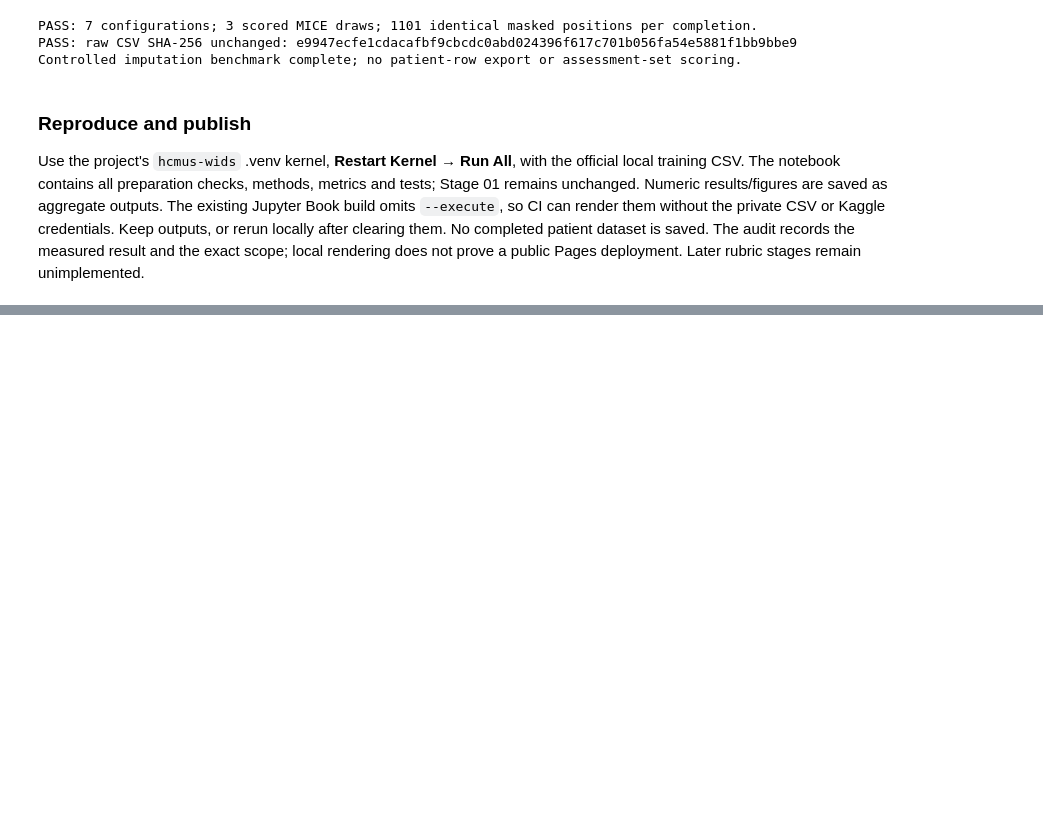
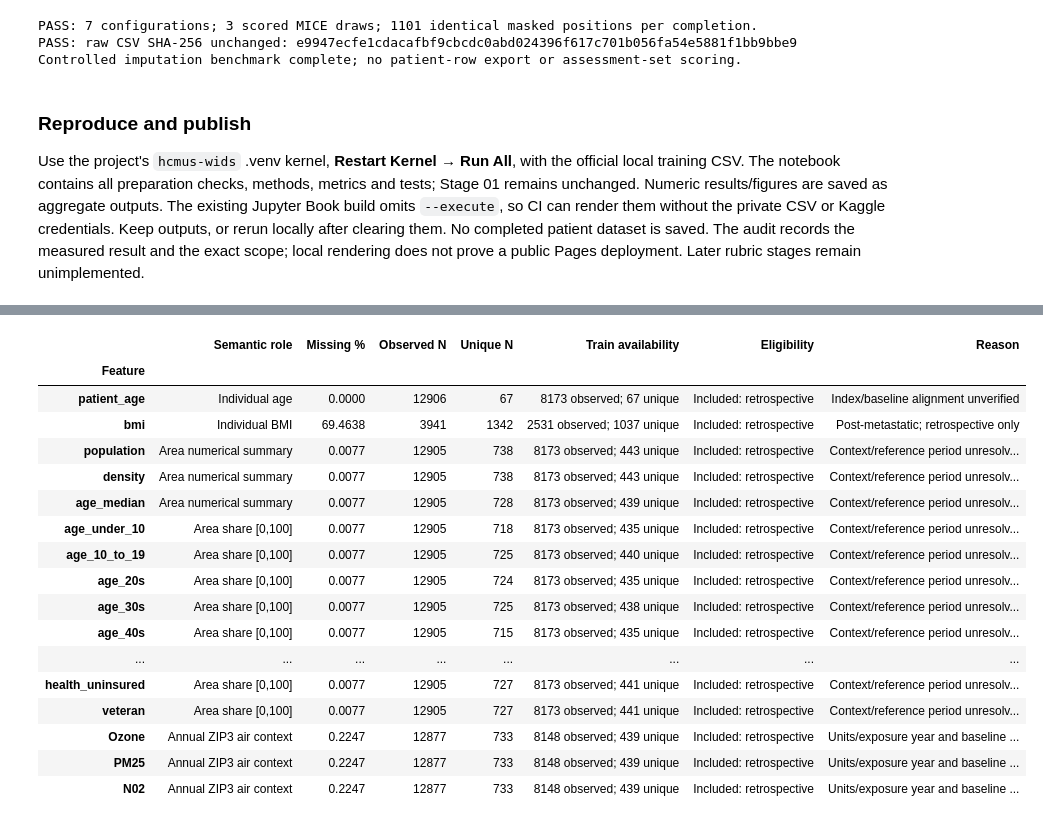
Before and after one commit to hungstupid/data-mining-preprocessing, a Jupyter notebook: book/tabular/02_preprocessing.ipynb, the cells around one changed output, grey strips where cells are left out. Saved outputs shown, nothing was run; the diff lists cells and outputs as text; code cells hidden in the pictures; blank space fills up the shorter version.

```diff
--- a/book/tabular/02_preprocessing.ipynb
+++ b/book/tabular/02_preprocessing.ipynb
@@ -810,0 +843,64 @@ prove a public Pages deployment. Later rubric stages remain unimplemented.
+# %%
+import json
+import os
+import re
+import subprocess
+from threadpoolctl import threadpool_limits  # Existing sklearn dependency; no installation.
+
+expanded_train_all = df.loc[train_index, numerical_candidates].copy(deep=True)
+expanded_reference_all = df.loc[validation_index, numerical_candidates].copy(deep=True)
+assert set(numerical_candidates).isdisjoint(forbidden)
+
+# Dictionary-confirmed population/household shares; rent_burden is a ratio, not a <=100 share.
+other_context = {"population", "density", "age_median", "family_size",
+                 "income_household_median", "income_individual_median", "housing_units",
+                 "home_value", "rent_median", "commute_time", "rent_burden", "poverty"}
+air_features = {"Ozone", "PM25", "N02"}
+bounded_share_features = set(numerical_candidates) - other_context - air_features - {"patient_age", "bmi"}
+eda_saved = json.loads((ROOT / "book/tabular/01_eda.ipynb").read_text())
+# Notebook JSON stores multiline MIME text as lists; normalize before matching the saved table.
+eda_html_outputs = ["".join(o.get("data", {}).get("text/html", ""))
+    for cell in eda_saved["cells"] for o in cell.get("outputs", [])]
+eda_strong_html = next(html for html in eda_html_outputs if "feature_a" in html and "pearson_r" in html)
+eda_strong_members = {c for c in numerical_candidates if f"<td>{c}</td>" in eda_strong_html}
+assert eda_strong_members
+eligibility_rows = []
+for column in numerical_candidates:
+    train_column = expanded_train_all[column]
+    observed_values = df[column].dropna().to_numpy()
+    support = (train_column.count() >= 2 and train_column.nunique() >= 2
+               and np.isfinite(train_column.std(ddof=0)) and train_column.std(ddof=0) > 0
+               and expanded_reference_all[column].count() >= 10
+               and np.isfinite(observed_values).all())
+    if column == "patient_age":
+        role, reason = "Individual age", "Index/baseline alignment unverified"
+    elif column == "bmi":
+        role, reason = "Individual BMI", "Post-metastatic; retrospective only"
+    elif column == "poverty":
+        role, reason = "Area numerical; meaning UNVERIFIED", "Conflicting dictionary; no poverty-rate/bound assumption"
+    elif column in air_features:
+        role, reason = "Annual ZIP3 air context", "Units/exposure year and baseline availability unverified"
+    elif column in bounded_share_features:
+        role, reason = "Area share [0,100]", "Context/reference period unresolved; unbounded MICE may violate support"
+    else:
+        role, reason = "Area numerical summary", "Context/reference period unresolved; units vary"
+    if column == "rent_burden":
+        reason += "; rent/income percentage can exceed 100; no upper bound imposed"
+    if column == "widowed":
+        reason += "; exact dictionary wording inconsistent"
+    if column in eda_strong_members:
+        reason += "; EDA strong-pair member retained"
+    eligibility_rows.append({"Feature": column, "Semantic role": role,
+        "Missing %": df[column].isna().mean()*100, "Observed N": int(df[column].count()),
+        "Unique N": int(df[column].nunique()),
+        "Train availability": f"{train_column.count()} observed; {train_column.nunique()} unique",
+        "Eligibility": "Included: retrospective" if support else "Excluded: support/finite/SD rule",
+        "Reason": reason})
+numerical_eligibility = pd.DataFrame(eligibility_rows).set_index("Feature")
+EXPANDED_FEATURES = numerical_eligibility.index[numerical_eligibility.Eligibility.eq("Included: retrospective")].tolist()
+assert len(numerical_eligibility) == 69 and len(EXPANDED_FEATURES) == 69  # Actual dataset: no exclusions needed.
+display(numerical_eligibility.groupby(["Semantic role", "Eligibility"]).size().rename("Features N").to_frame())
+display(HTML('<details><summary>All 69 numerical candidates: eligibility and reasons</summary>'
+    '<div style="overflow:auto;max-height:32rem">' + numerical_eligibility.to_html(float_format="{:.4f}".format) + '</div></details>'))
+print(f"Coverage decision before scoring: {len(EXPANDED_FEATURES)}/69 included; 0 excluded; {len(bounded_share_features)} bounded shares.")
+# %% [output]
@@ -810,0 +916,18 @@ prove a public Pages deployment. Later rubric stages remain unimplemented.
+|  | Semantic role | Missing % | Observed N | Unique N | Train availability | Eligibility | Reason |
+| Feature |  |  |  |  |  |  |  |
+| patient_age | Individual age | 0.0000 | 12906 | 67 | 8173 observed; 67 unique | Included: retrospective | Index/baseline alignment unverified |
+| bmi | Individual BMI | 69.4638 | 3941 | 1342 | 2531 observed; 1037 unique | Included: retrospective | Post-metastatic; retrospective only |
+| population | Area numerical summary | 0.0077 | 12905 | 738 | 8173 observed; 443 unique | Included: retrospective | Context/reference period unresolv... |
+| density | Area numerical summary | 0.0077 | 12905 | 738 | 8173 observed; 443 unique | Included: retrospective | Context/reference period unresolv... |
+| age_median | Area numerical summary | 0.0077 | 12905 | 728 | 8173 observed; 439 unique | Included: retrospective | Context/reference period unresolv... |
+| age_under_10 | Area share [0,100] | 0.0077 | 12905 | 718 | 8173 observed; 435 unique | Included: retrospective | Context/reference period unresolv... |
+| age_10_to_19 | Area share [0,100] | 0.0077 | 12905 | 725 | 8173 observed; 440 unique | Included: retrospective | Context/reference period unresolv... |
+| age_20s | Area share [0,100] | 0.0077 | 12905 | 724 | 8173 observed; 435 unique | Included: retrospective | Context/reference period unresolv... |
+| age_30s | Area share [0,100] | 0.0077 | 12905 | 725 | 8173 observed; 438 unique | Included: retrospective | Context/reference period unresolv... |
+| age_40s | Area share [0,100] | 0.0077 | 12905 | 715 | 8173 observed; 435 unique | Included: retrospective | Context/reference period unresolv... |
+| ... | ... | ... | ... | ... | ... | ... | ... |
+| health_uninsured | Area share [0,100] | 0.0077 | 12905 | 727 | 8173 observed; 441 unique | Included: retrospective | Context/reference period unresolv... |
+| veteran | Area share [0,100] | 0.0077 | 12905 | 727 | 8173 observed; 441 unique | Included: retrospective | Context/reference period unresolv... |
+| Ozone | Annual ZIP3 air context | 0.2247 | 12877 | 733 | 8148 observed; 439 unique | Included: retrospective | Units/exposure year and baseline ... |
+| PM25 | Annual ZIP3 air context | 0.2247 | 12877 | 733 | 8148 observed; 439 unique | Included: retrospective | Units/exposure year and baseline ... |
+| N02 | Annual ZIP3 air context | 0.2247 | 12877 | 733 | 8148 observed; 439 unique | Included: retrospective | Units/exposure year and baseline ... |
```
Also changed, not shown: parts of 23 cells of this notebook, 3 other files.
